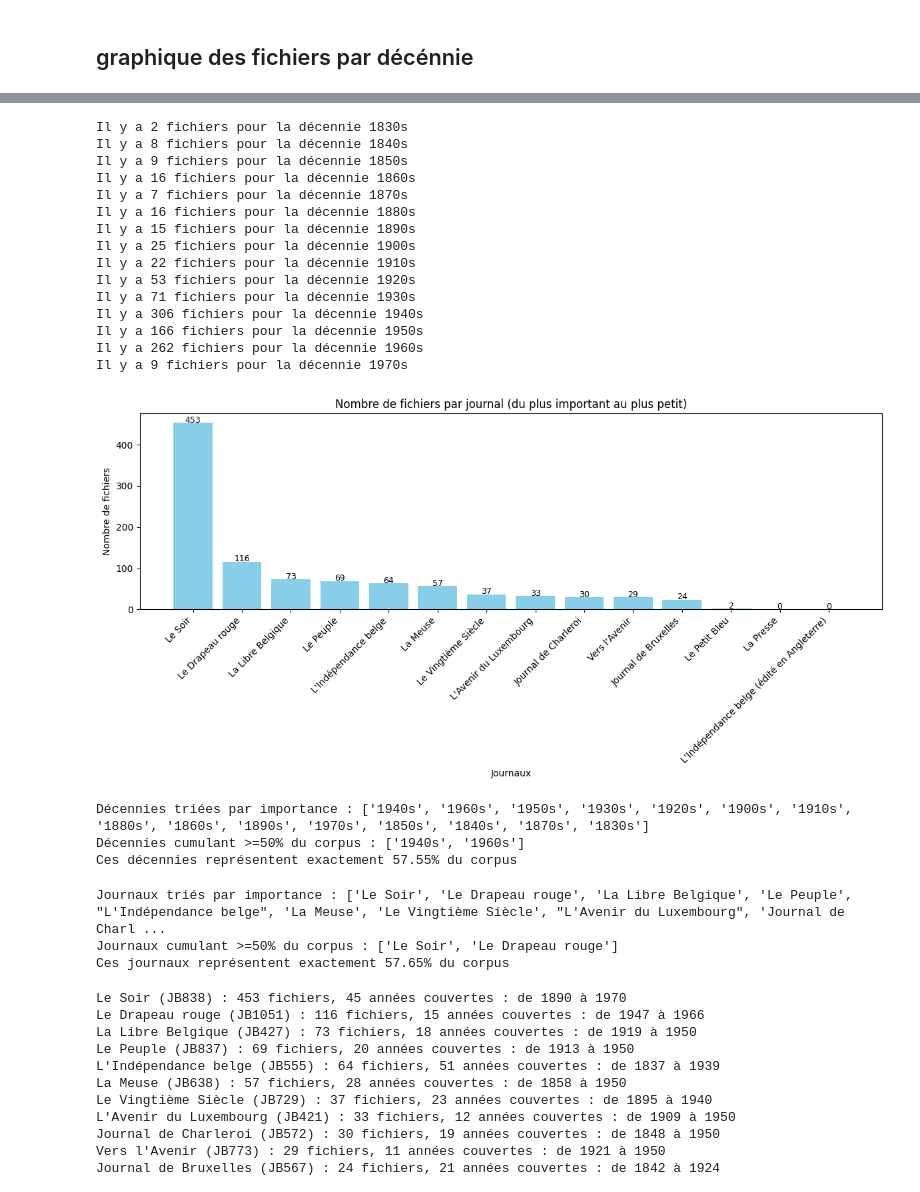
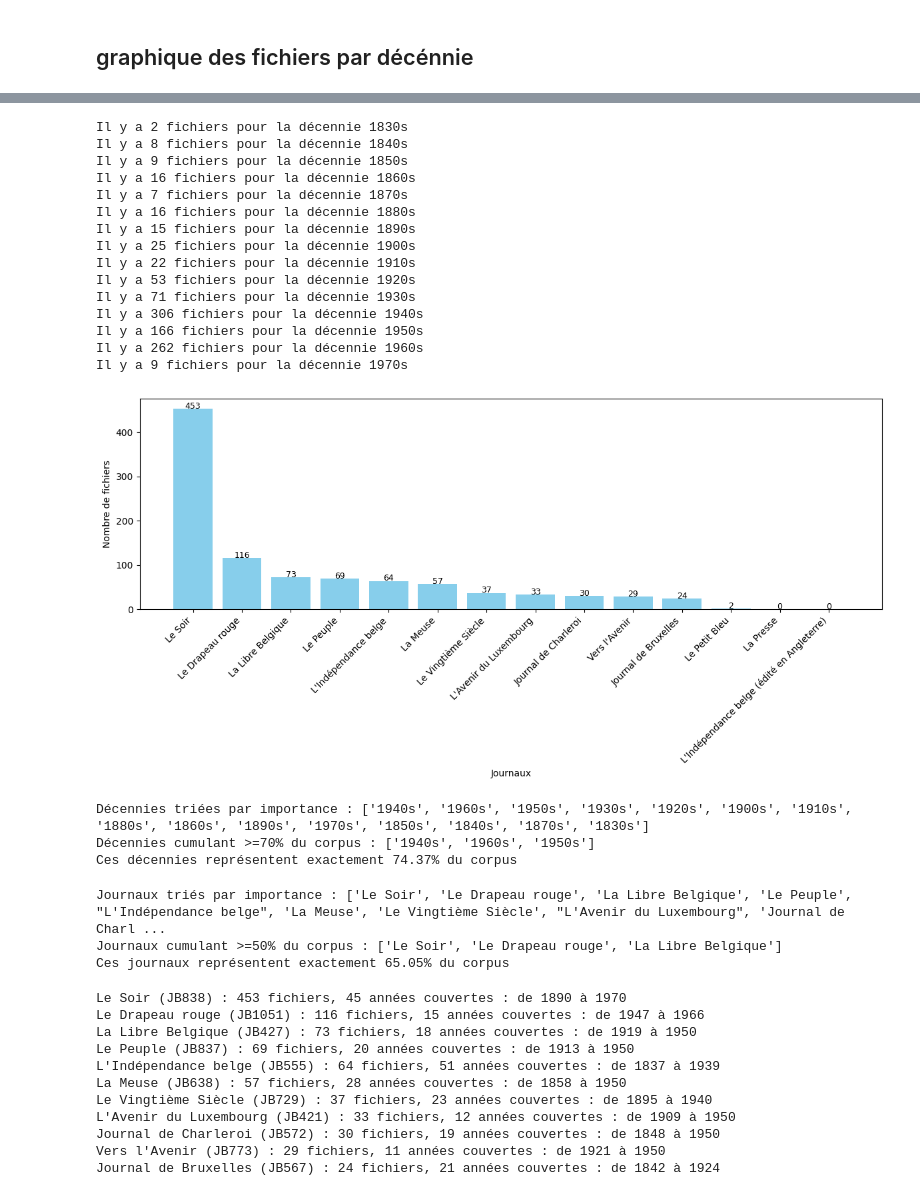
Before and after one commit to mjottrand/tac, a Jupyter notebook: tps/tp4/1.Explore.ipynb, the cells around one changed output, grey strips where cells are left out. Drawn from its saved outputs; the diff is of its cells as text; code cells hidden in the pictures.

```diff
--- a/tps/tp4/1.Explore.ipynb
+++ b/tps/tp4/1.Explore.ipynb
@@ -141,35 +140,35 @@ index = np.arange(len(noms))
 plt.figure(figsize=(12,6))
 plt.bar(index, valeurs, color='skyblue')
 
 # Labels et titre
 plt.xticks(index, noms, rotation=45, ha='right', fontsize=10)
 plt.ylabel("Nombre de fichiers")
 plt.xlabel("Journaux")
-plt.title("Nombre de fichiers par journal (du plus important au plus petit)")
+#plt.title("Nombre de fichiers par journal (du plus important au plus petit)")
 
 # Afficher les valeurs au-dessus des barres
 for i, v in enumerate(valeurs):
     plt.text(i, v + 0.5, str(v), ha='center', fontsize=9)
 
 plt.tight_layout()
 plt.show()
 # %% [output]
 Il y a 2 fichiers pour la décennie 1830s
 Il y a 8 fichiers pour la décennie 1840s
 Il y a 9 fichiers pour la décennie 1850s
 Il y a 16 fichiers pour la décennie 1860s
 Il y a 7 fichiers pour la décennie 1870s
 Il y a 16 fichiers pour la décennie 1880s
 Il y a 15 fichiers pour la décennie 1890s
 Il y a 25 fichiers pour la décennie 1900s
 Il y a 22 fichiers pour la décennie 1910s
 Il y a 53 fichiers pour la décennie 1920s
 Il y a 71 fichiers pour la décennie 1930s
 Il y a 306 fichiers pour la décennie 1940s
 Il y a 166 fichiers pour la décennie 1950s
 Il y a 262 fichiers pour la décennie 1960s
 Il y a 9 fichiers pour la décennie 1970s
-[figure, old version]
+[figure, new version]
 # %%
 import numpy as np
 
@@ -187,19 +186,19 @@ cumsum_values = np.cumsum(values_sorted)
 total = cumsum_values[-1]
 
 # Trouver l'indice où le cumul dépasse 50%
-cutoff_index = np.searchsorted(cumsum_values, 0.5 * total) + 1
+cutoff_index = np.searchsorted(cumsum_values, 0.6 * total) + 1
 important_decades = decades_sorted[:cutoff_index]
 
 # Pourcentage exact de ces décennies cumulées
 percent_important = cumsum_values[cutoff_index - 1] / total * 100
 
 print("Décennies triées par importance :", decades_sorted)
-print("Décennies cumulant >=50% du corpus :", important_decades)
+print("Décennies cumulant >=70% du corpus :", important_decades)
 print(f"Ces décennies représentent exactement {percent_important:.2f}% du corpus")
 # %% [output]
 Décennies triées par importance : ['1940s', '1960s', '1950s', '1930s', '1920s', '1900s', '1910s', '1880s', '1860s', '1890s', '1970s', '1850s', '1840s', '1870s', '1830s']
-Décennies cumulant >=50% du corpus : ['1940s', '1960s']
-Ces décennies représentent exactement 57.55% du corpus
+Décennies cumulant >=70% du corpus : ['1940s', '1960s', '1950s']
+Ces décennies représentent exactement 74.37% du corpus
 # %%
 import numpy as np
 
@@ -217,7 +216,7 @@ cumsum_values = np.cumsum(valeurs_sorted)
 total = cumsum_values[-1]
 
 # Trouver les journaux cumulant >=50%
-cutoff_index = np.searchsorted(cumsum_values, 0.5 * total) + 1
+cutoff_index = np.searchsorted(cumsum_values, 0.6 * total) + 1
 important_journaux = noms_sorted[:cutoff_index]
 
 # Pourcentage exact de ces journaux cumulés
@@ -228,8 +227,8 @@ print("Journaux cumulant >=50% du corpus :", important_journaux)
 print(f"Ces journaux représentent exactement {percent_important:.2f}% du corpus")
 # %% [output]
 Journaux triés par importance : ['Le Soir', 'Le Drapeau rouge', 'La Libre Belgique', 'Le Peuple', "L'Indépendance belge", 'La Meuse', 'Le Vingtième Siècle', "L'Avenir du Luxembourg", 'Journal de Charl ...
-Journaux cumulant >=50% du corpus : ['Le Soir', 'Le Drapeau rouge']
-Ces journaux représentent exactement 57.65% du corpus
+Journaux cumulant >=50% du corpus : ['Le Soir', 'Le Drapeau rouge', 'La Libre Belgique']
+Ces journaux représentent exactement 65.05% du corpus
 # %%
 import re
 from collections import defaultdict
```
Also changed, not shown: parts of 1 cell of this notebook.
